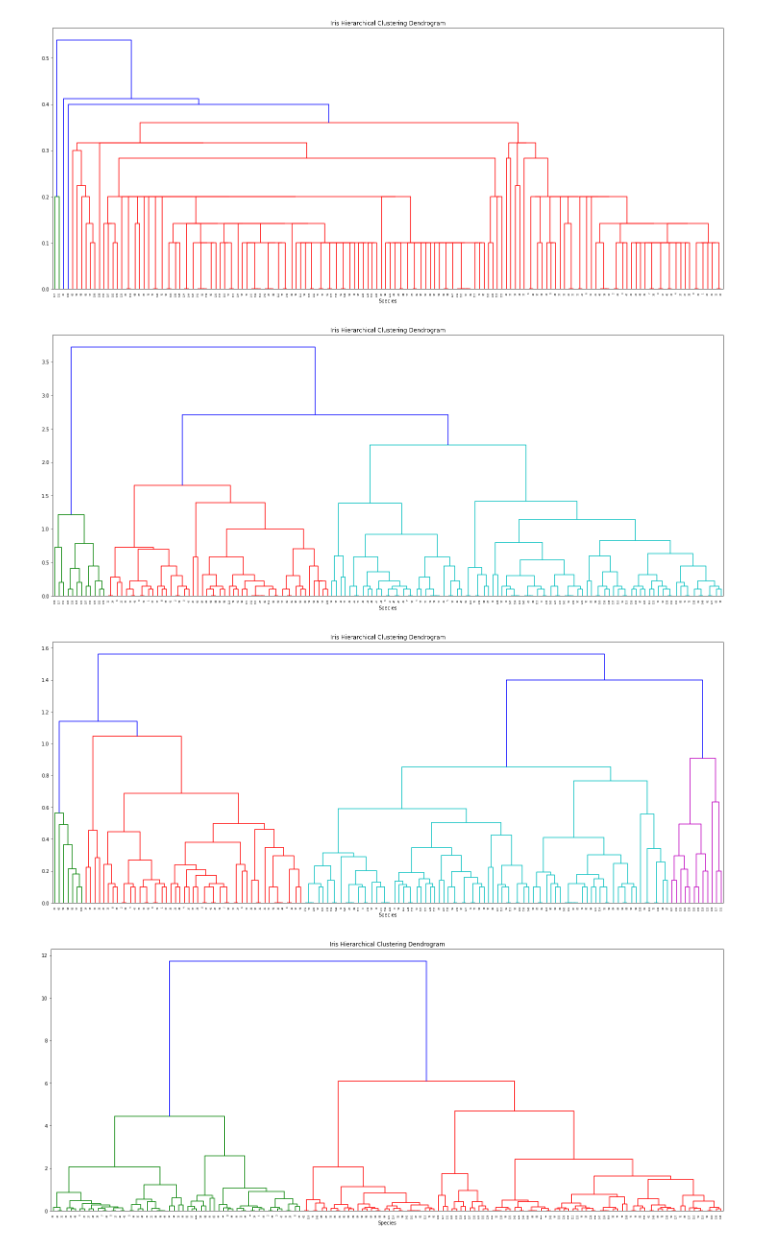
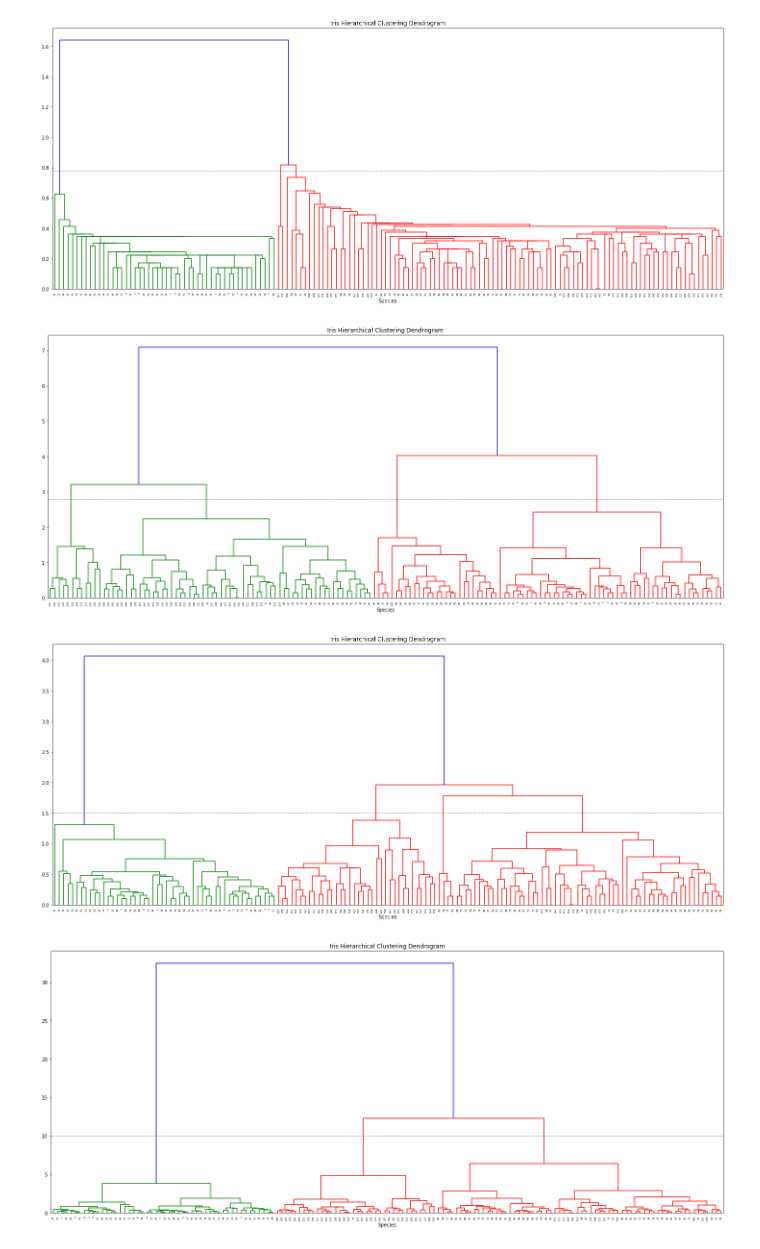
Before and after one commit to ricardotetti/pattern_recognition_and_analisys, a Jupyter notebook: proj_7/dendrogram_final.ipynb, the cells around one changed output. Drawn from its saved outputs; the diff is of its cells as text; code cells hidden in the pictures.

```diff
--- a/proj_7/dendrogram_final.ipynb
+++ b/proj_7/dendrogram_final.ipynb
@@ -12,29 +12,37 @@ iris = datasets.load_iris()
 plt.figure(figsize=(25, 10))
 plt.title('Iris Hierarchical Clustering Dendrogram')
 plt.xlabel('Species')
-dendrogram = sch.dendrogram(sch.linkage(iris.data[:,[0,1]], method='single'))
+dendrogram = sch.dendrogram(sch.linkage(iris.data, method='single'))
+plt.axhline(y=0.78, c='grey', lw=1, linestyle='dashed')
+plt.savefig("single")
 # %% [output]
-[figure, old version]
+[figure, new version]
 # %%
 plt.figure(figsize=(25, 10))
 plt.title('Iris Hierarchical Clustering Dendrogram')
 plt.xlabel('Species')
-dendrogram = sch.dendrogram(sch.linkage(iris.data[:,[0,1]], method='complete'))
+dendrogram = sch.dendrogram(sch.linkage(iris.data, method='complete'))
+plt.axhline(y=2.8, c='grey', lw=1, linestyle='dashed')
+plt.savefig("complete")
 # %% [output]
-[figure, old version]
+[figure, new version]
 # %%
 plt.figure(figsize=(25, 10))
 plt.title('Iris Hierarchical Clustering Dendrogram')
 plt.xlabel('Species')
-dendrogram = sch.dendrogram(sch.linkage(iris.data[:,[0,1]], method='average'))
+dendrogram = sch.dendrogram(sch.linkage(iris.data, method='average'))
+plt.axhline(y=1.5, c='grey', lw=1, linestyle='dashed')
+plt.savefig("average")
 # %% [output]
-[figure, old version]
+[figure, new version]
 # %%
 plt.figure(figsize=(25, 10))
 plt.title('Iris Hierarchical Clustering Dendrogram')
 plt.xlabel('Species')
-dendrogram = sch.dendrogram(sch.linkage(iris.data[:,[0,1]], method='ward'))
+dendrogram = sch.dendrogram(sch.linkage(iris.data, method='ward'))
+plt.axhline(y=10, c='grey', lw=1, linestyle='dashed')
+plt.savefig("ward")
 # %% [output]
-[figure, old version]
+[figure, new version]
 # %%
 model = AgglomerativeClustering(n_clusters=3, affinity='euclidean', linkage='single')
```
Also changed, not shown: parts of 4 cells of this notebook.
